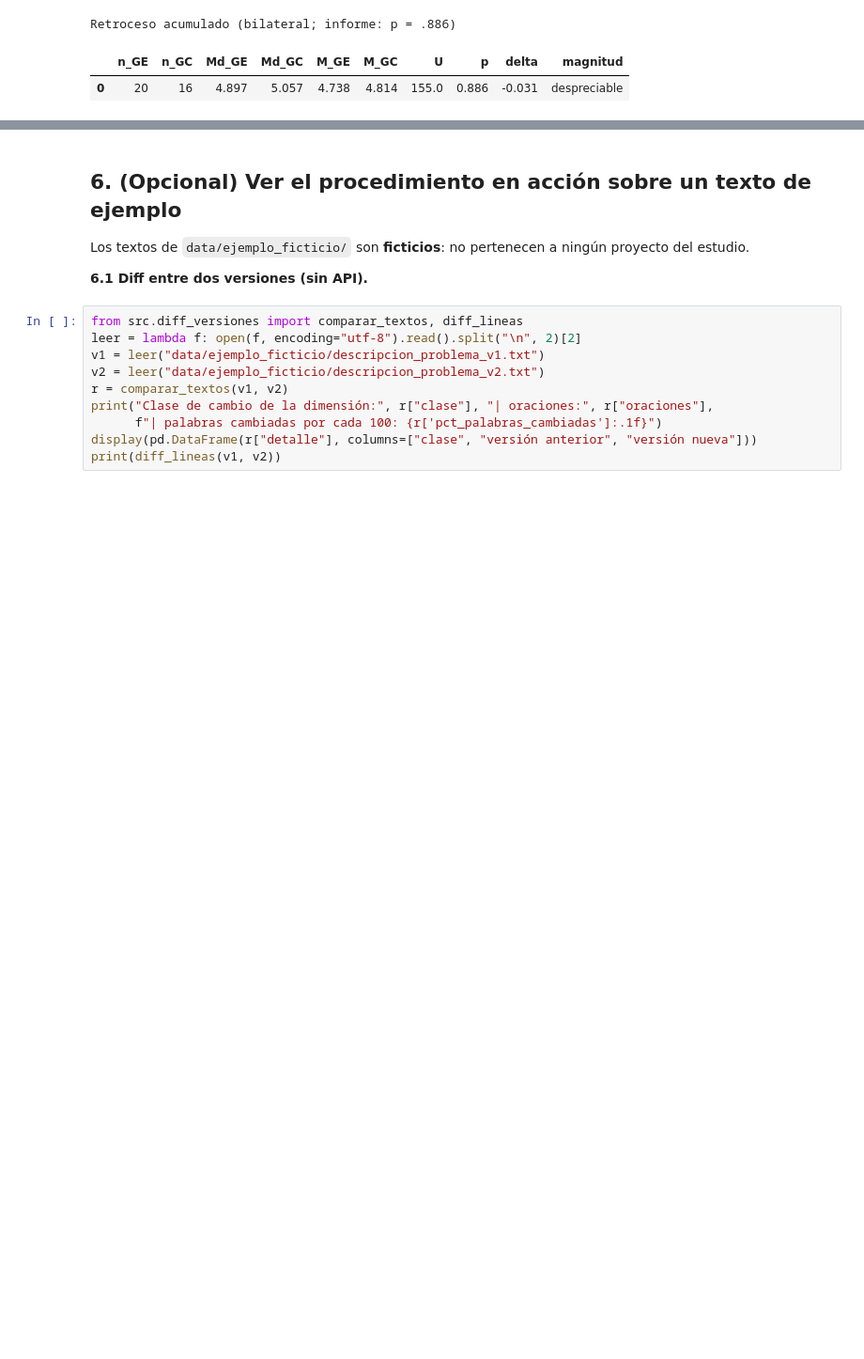
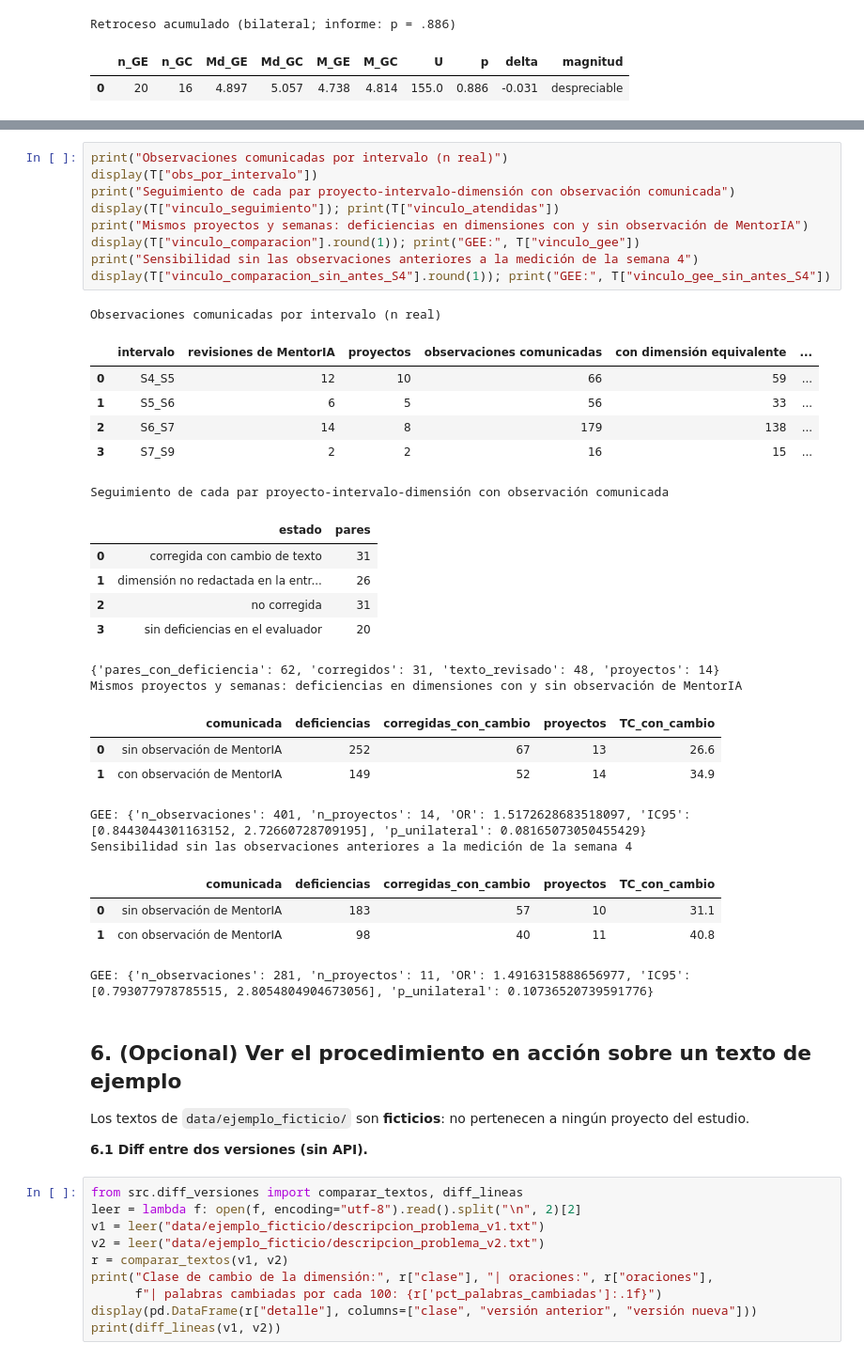
Before and after one commit to prttysav4ge/tesis-oe5-oe6, a Jupyter notebook: notebooks/reproducir_oe5_oe6.ipynb, the cells around one changed output, grey strips where cells are left out. Shown at 94% size. Saved outputs shown, nothing was run; the diff lists cells and outputs as text; blank space fills up the shorter version.

Commit message:
OE6: vínculo entre observaciones comunicadas por MentorIA y corrección

```diff
--- a/notebooks/reproducir_oe5_oe6.ipynb
+++ b/notebooks/reproducir_oe5_oe6.ipynb
@@ -302,3 +291,36 @@ está en desarrollo, por lo que este análisis no tiene resultados en el present
+# %%
+print("Observaciones comunicadas por intervalo (n real)")
+display(T["obs_por_intervalo"])
+print("Seguimiento de cada par proyecto-intervalo-dimensión con observación comunicada")
+display(T["vinculo_seguimiento"]); print(T["vinculo_atendidas"])
+print("Mismos proyectos y semanas: deficiencias en dimensiones con y sin observación de MentorIA")
+display(T["vinculo_comparacion"].round(1)); print("GEE:", T["vinculo_gee"])
+print("Sensibilidad sin las observaciones anteriores a la medición de la semana 4")
+display(T["vinculo_comparacion_sin_antes_S4"].round(1)); print("GEE:", T["vinculo_gee_sin_antes_S4"])
+# %% [output]
+Observaciones comunicadas por intervalo (n real)
+|  | intervalo | revisiones de MentorIA | proyectos | observaciones comunicadas | con dimensión equivalente | ... |
+| 0 | S4_S5 | 12 | 10 | 66 | 59 | ... |
+| 1 | S5_S6 | 6 | 5 | 56 | 33 | ... |
+| 2 | S6_S7 | 14 | 8 | 179 | 138 | ... |
+| 3 | S7_S9 | 2 | 2 | 16 | 15 | ... |
+Seguimiento de cada par proyecto-intervalo-dimensión con observación comunicada
+|  | estado | pares |
+| 0 | corregida con cambio de texto | 31 |
+| 1 | dimensión no redactada en la entr... | 26 |
+| 2 | no corregida | 31 |
+| 3 | sin deficiencias en el evaluador | 20 |
+{'pares_con_deficiencia': 62, 'corregidos': 31, 'texto_revisado': 48, 'proyectos': 14}
+Mismos proyectos y semanas: deficiencias en dimensiones con y sin observación de MentorIA
+|  | comunicada | deficiencias | corregidas_con_cambio | proyectos | TC_con_cambio |
+| 0 | sin observación de MentorIA | 252 | 67 | 13 | 26.6 |
+| 1 | con observación de MentorIA | 149 | 52 | 14 | 34.9 |
+GEE: {'n_observaciones': 401, 'n_proyectos': 14, 'OR': 1.5172628683518097, 'IC95': [0.8443044301163152, 2.72660728709195], 'p_unilateral': 0.08165073050455429}
+Sensibilidad sin las observaciones anteriores a la medición de la semana 4
+|  | comunicada | deficiencias | corregidas_con_cambio | proyectos | TC_con_cambio |
+| 0 | sin observación de MentorIA | 183 | 57 | 10 | 31.1 |
+| 1 | con observación de MentorIA | 98 | 40 | 11 | 40.8 |
+GEE: {'n_observaciones': 281, 'n_proyectos': 11, 'OR': 1.4916315888656977, 'IC95': [0.793077978785515, 2.8054804904673056], 'p_unilateral': 0.10736520739591776}
 # %% [markdown]
 ## 6. (Opcional) Ver el procedimiento en acción sobre un texto de ejemplo
 
```
Also changed, not shown: parts of 3 cells of this notebook, 13 other files.
